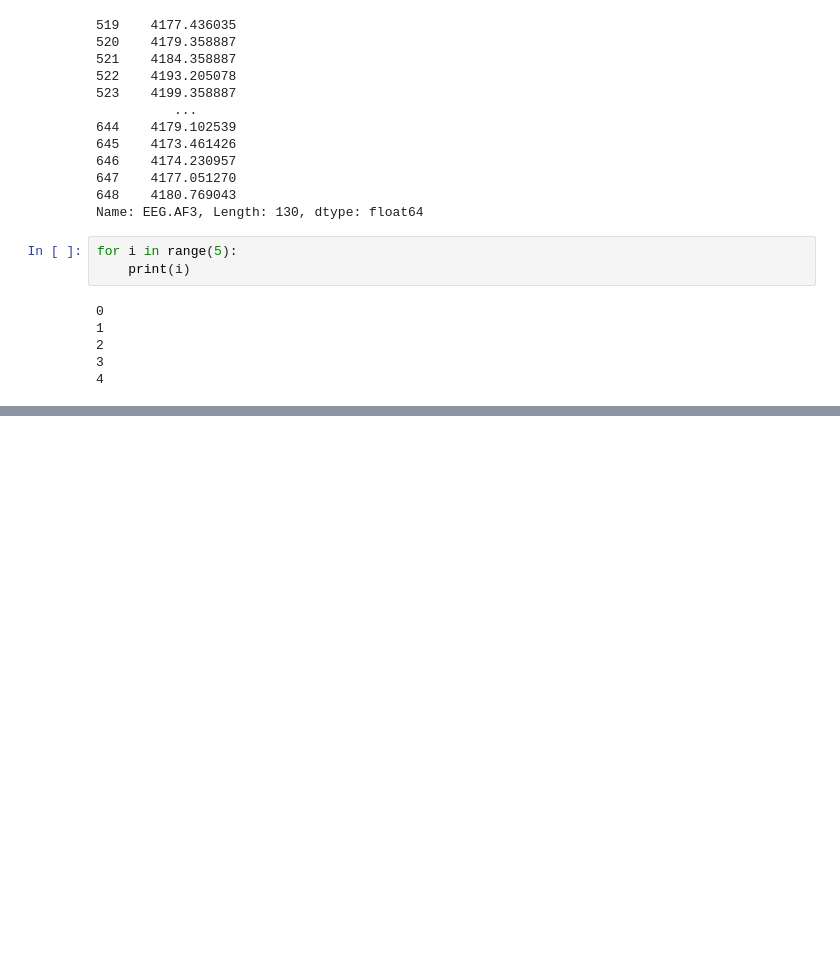
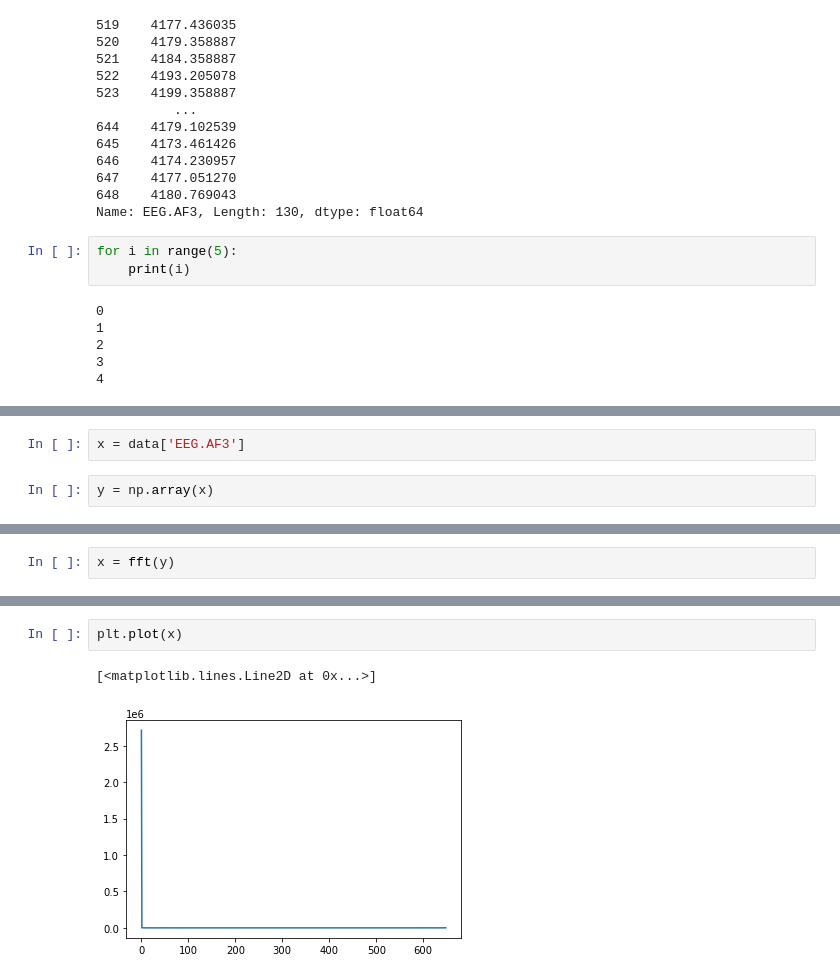
Before and after one commit to SaaamV/professorX, a Jupyter notebook: prototype/The Trials.ipynb, the cells around one changed output, grey strips where cells are left out. Drawn from its saved outputs; the diff is of its cells as text; blank space fills up the shorter version.

Commit message:
added visualisation tab

```diff
--- a/prototype/The Trials.ipynb
+++ b/prototype/The Trials.ipynb
@@ -330,0 +324,4 @@ for i in range(5):
+# %%
+x = data['EEG.AF3']
+# %%
+y = np.array(x)
@@ -330,0 +348,2 @@ for i in range(5):
+# %%
+x = fft(y)
@@ -330,0 +370,5 @@ for i in range(5):
+# %%
+plt.plot(x)
+# %% [output]
+[<matplotlib.lines.Line2D at 0x...>]
+[figure, added]
```
Also changed, not shown: parts of 6 cells of this notebook, 9 other files.
